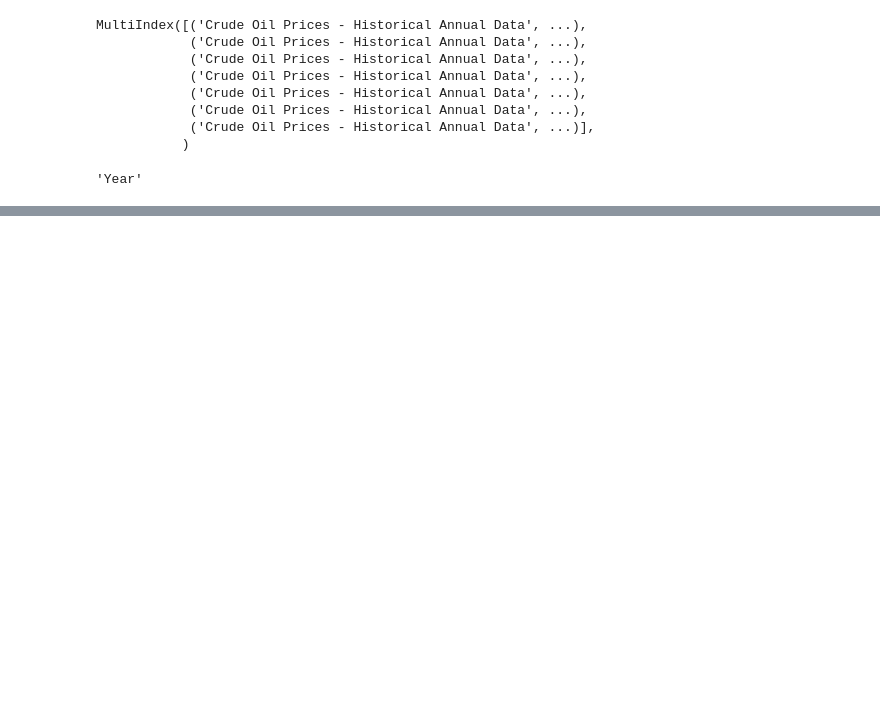
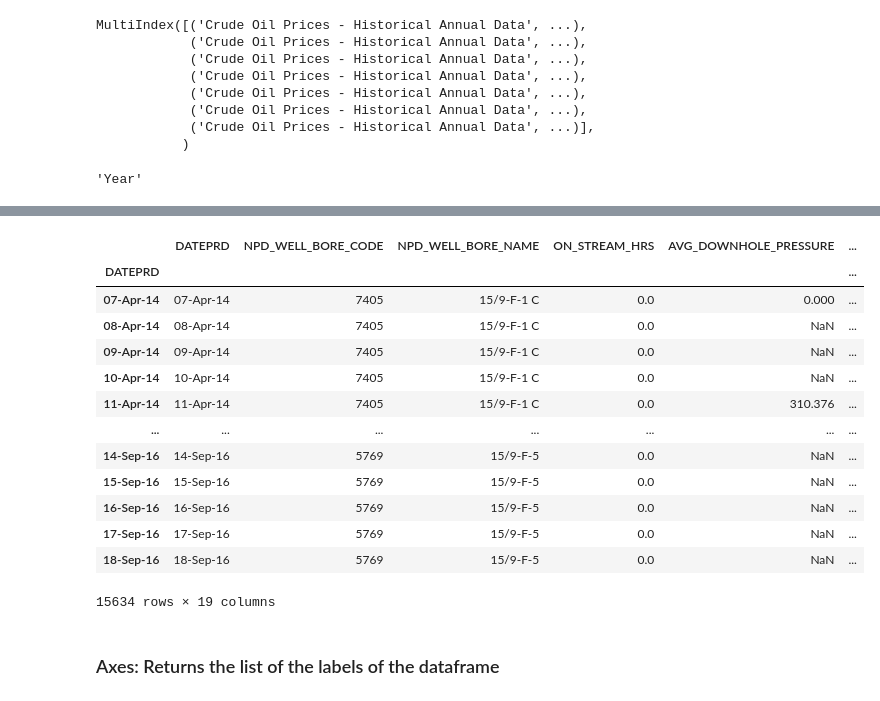
Before and after one commit to ramikhouli/Oil-and-Gas-Data-Analysis, a Jupyter notebook: Pandas.ipynb, the cells around one changed output, grey strips where cells are left out. Cells and saved outputs as stored; diff of their text form; code cells hidden in the pictures; blank space fills up the shorter version.

```diff
--- a/Pandas.ipynb
+++ b/Pandas.ipynb
@@ -491,0 +532,19 @@ df
+# %%
+df
+# %% [output]
+|  | DATEPRD | NPD_WELL_BORE_CODE | NPD_WELL_BORE_NAME | ON_STREAM_HRS | AVG_DOWNHOLE_PRESSURE | ... |
+| DATEPRD |  |  |  |  |  | ... |
+| 07-Apr-14 | 07-Apr-14 | 7405 | 15/9-F-1 C | 0.0 | 0.000 | ... |
+| 08-Apr-14 | 08-Apr-14 | 7405 | 15/9-F-1 C | 0.0 | NaN | ... |
+| 09-Apr-14 | 09-Apr-14 | 7405 | 15/9-F-1 C | 0.0 | NaN | ... |
+| 10-Apr-14 | 10-Apr-14 | 7405 | 15/9-F-1 C | 0.0 | NaN | ... |
+| 11-Apr-14 | 11-Apr-14 | 7405 | 15/9-F-1 C | 0.0 | 310.376 | ... |
+| ... | ... | ... | ... | ... | ... | ... |
+| 14-Sep-16 | 14-Sep-16 | 5769 | 15/9-F-5 | 0.0 | NaN | ... |
+| 15-Sep-16 | 15-Sep-16 | 5769 | 15/9-F-5 | 0.0 | NaN | ... |
+| 16-Sep-16 | 16-Sep-16 | 5769 | 15/9-F-5 | 0.0 | NaN | ... |
+| 17-Sep-16 | 17-Sep-16 | 5769 | 15/9-F-5 | 0.0 | NaN | ... |
+| 18-Sep-16 | 18-Sep-16 | 5769 | 15/9-F-5 | 0.0 | NaN | ... |
+15634 rows × 19 columns
+# %% [markdown]
+### Axes: Returns the list of the labels of the dataframe
```
Also changed, not shown: parts of 75 cells of this notebook.
